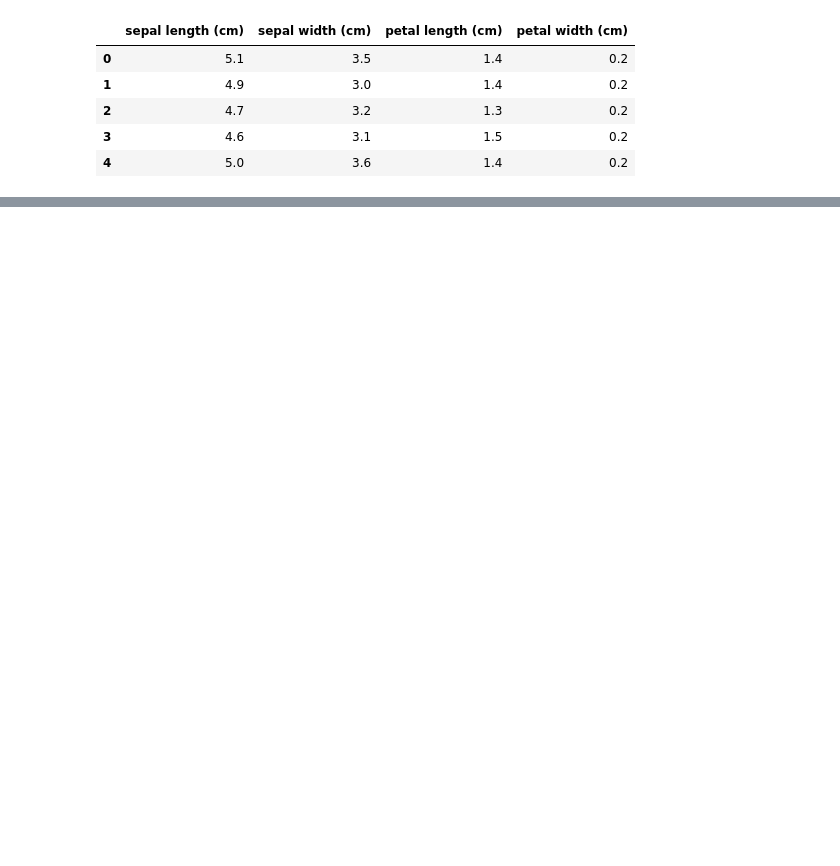
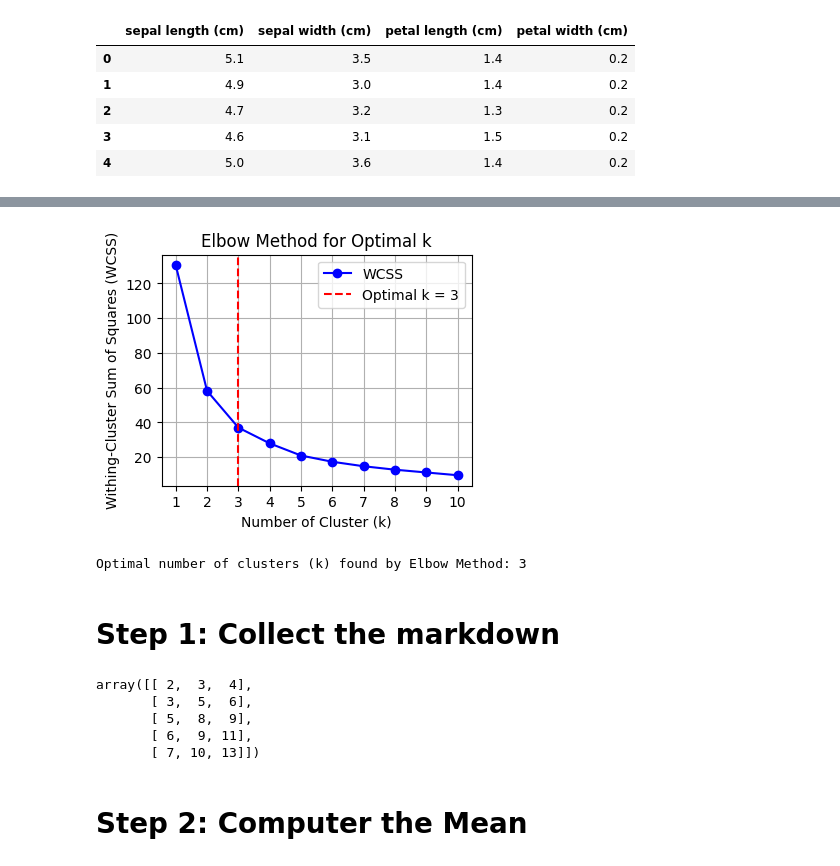
Before and after one commit to prajapati-jenil-05/ML, a Jupyter notebook: Submission5.ipynb, the cells around one changed output, grey strips where cells are left out. Cells and saved outputs as stored; diff of their text form; code cells hidden in the pictures; blank space fills up the shorter version.

```diff
--- a/Submission5.ipynb
+++ b/Submission5.ipynb
@@ -22,0 +50,28 @@ df.head()
+# %%
+wcss= []
+k_values = range(1,11)
+for k in k_values:
+  kmeans = KMeans(n_clusters=k,random_state=42,n_init=10)
+  kmeans.fit(X)
+  wcss.append(kmeans.inertia_)
+# %%
+from kneed import KneeLocator
+knee_locator = KneeLocator(k_values,wcss,curve='convex',direction='decreasing')
+optimal_k = knee_locator.elbow
+# %%
+plt.figure(figsize=(4,3))
+plt.plot(k_values,wcss,marker='o',linestyle='-',color='b',label='WCSS')
+plt.axvline(optimal_k,color='r',linestyle='--',label=f"Optimal k = {optimal_k}")
+plt.xlabel("Number of Cluster (k)")
+plt.ylabel("Withing-Cluster Sum of Squares (WCSS)")
+plt.title("Elbow Method for Optimal k")
+plt.xticks(k_values)
+plt.legend()
+plt.grid(True)
+plt.show()
+print(f"Optimal number of clusters (k) found by Elbow Method: {optimal_k}")
+# %% [output]
+[figure, added]
+Optimal number of clusters (k) found by Elbow Method: 3
+# %% [markdown]
+# Step 1: Collect the markdown
@@ -22,0 +80,10 @@ df.head()
+# %%
+X
+# %% [output]
+array([[ 2,  3,  4],
+       [ 3,  5,  6],
+       [ 5,  8,  9],
+       [ 6,  9, 11],
+       [ 7, 10, 13]])
+# %% [markdown]
+# Step 2: Computer the Mean
```
Also changed, not shown: parts of 34 cells of this notebook.
